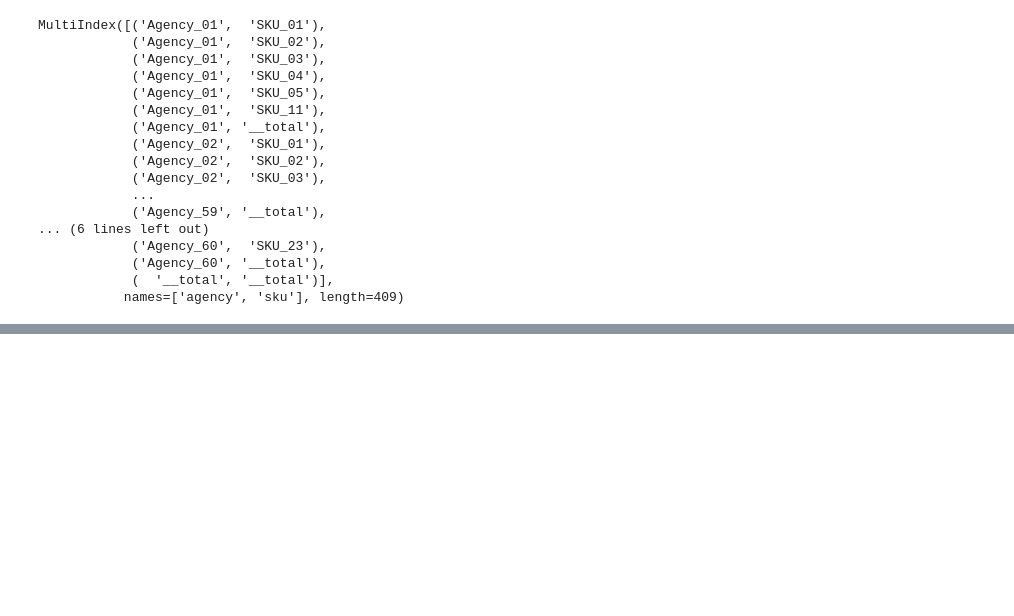
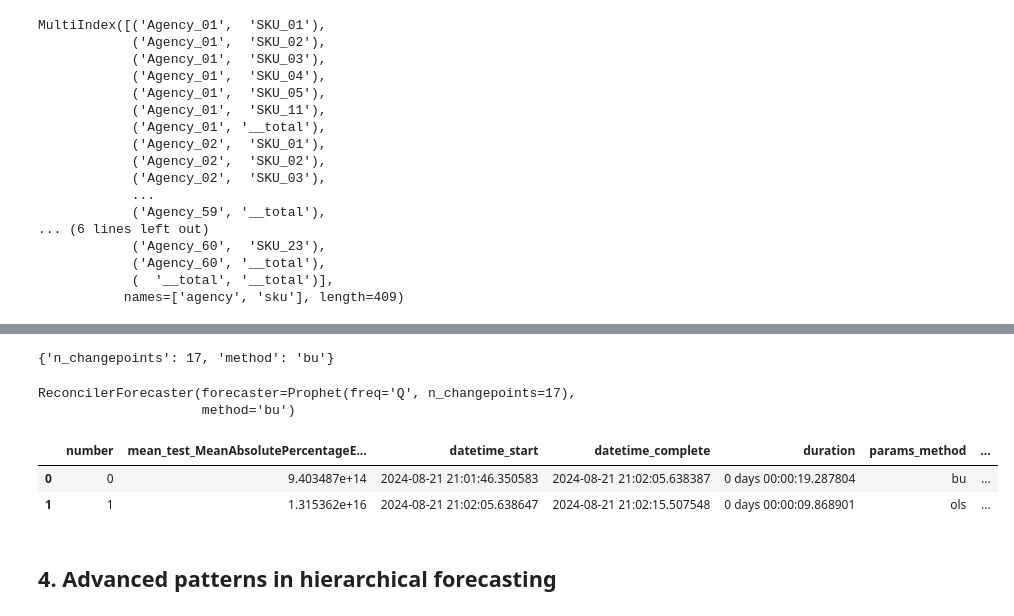
Before and after one commit to sktime/sktime-tutorial-euroscipy2024, a Jupyter notebook: notebooks/02_hierarchical_forecasting.ipynb, the cells around one changed output, grey strips where cells are left out. Saved outputs shown, nothing was run; the diff lists cells and outputs as text; code cells hidden in the pictures; blank space fills up the shorter version.

```diff
--- a/notebooks/02_hierarchical_forecasting.ipynb
+++ b/notebooks/02_hierarchical_forecasting.ipynb
@@ -515,9 +369,0 @@ check_unconsistency(reconciled_predictions)
-# %%
-from sktime.transformations.hierarchical.reconcile import Reconciler
-
-
-model_with_reconciler = model * Reconciler(method="ols")
-
-model_with_reconciler.fit(y_train)
-reconciled_predictions = model_with_reconciler.predict(fh=test_timeindex)
-reconciled_predictions.head()
@@ -566,13 +369,0 @@ model_with_reconciler.get_params()
-# %%
-tune_reconciliation_model = ForecastingOptunaSearchCV(
-    forecaster=Prophet(freq="Q") * Reconciler(),
-    param_grid={
-        "Reconciler__method": CategoricalDistribution(["ols", "bu", "td_fcst", 'mint']),
-
-    },
-    cv=cv,
-    scoring=MeanSquaredScaledError(multilevel="uniform_average"),
-    n_evals=2,
-)
-
-tune_reconciliation_model.fit(y_train)
@@ -628,0 +374,14 @@ metric(y_train=y_train, y_true=y_test, y_pred=test_predictions.loc[y_test.index]
+# %%
+tuning_model = ForecastingOptunaSearchCV(
+    forecaster=reconciler_model,
+    param_grid={
+        "n_changepoints": IntUniformDistribution(2, 20),
+        "method": CategoricalDistribution(
+            ["mint_shrink", "mint_cov", "ols", "bu", "td_fcst"]
+        ),
+    },
+    cv=cv,
+    n_evals=2,
+)
+
+tuning_model.fit(y_train)
@@ -628,0 +405,19 @@ metric(y_train=y_train, y_true=y_test, y_pred=test_predictions.loc[y_test.index]
+# %%
+fitted_params = tuning_model.get_fitted_params(deep=False)
+fitted_params["best_params"]
+# %% [output]
+{'n_changepoints': 17, 'method': 'bu'}
+# %%
+best_forecaster = fitted_params["best_forecaster"]
+best_forecaster
+# %% [output]
+ReconcilerForecaster(forecaster=Prophet(freq='Q', n_changepoints=17),
+                     method='bu')
+# %%
+fitted_params["cv_results"]
+# %% [output]
+|  | number | mean_test_MeanAbsolutePercentageE... | datetime_start | datetime_complete | duration | params_method | ... |
+| 0 | 0 | 9.403487e+14 | 2024-08-21 21:01:46.350583 | 2024-08-21 21:02:05.638387 | 0 days 00:00:19.287804 | bu | ... |
+| 1 | 1 | 1.315362e+16 | 2024-08-21 21:02:05.638647 | 2024-08-21 21:02:15.507548 | 0 days 00:00:09.868901 | ols | ... |
+# %% [markdown]
+## 4. Advanced patterns in hierarchical forecasting
```
Also changed, not shown: parts of 71 cells of this notebook, 3 other files.
